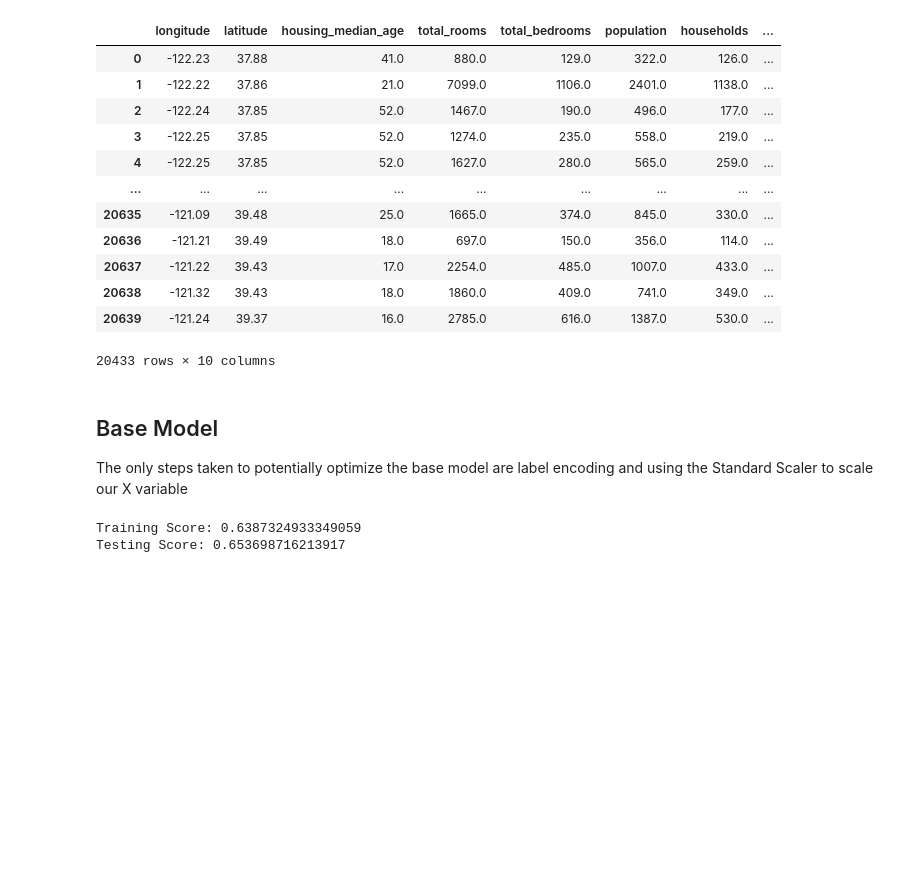
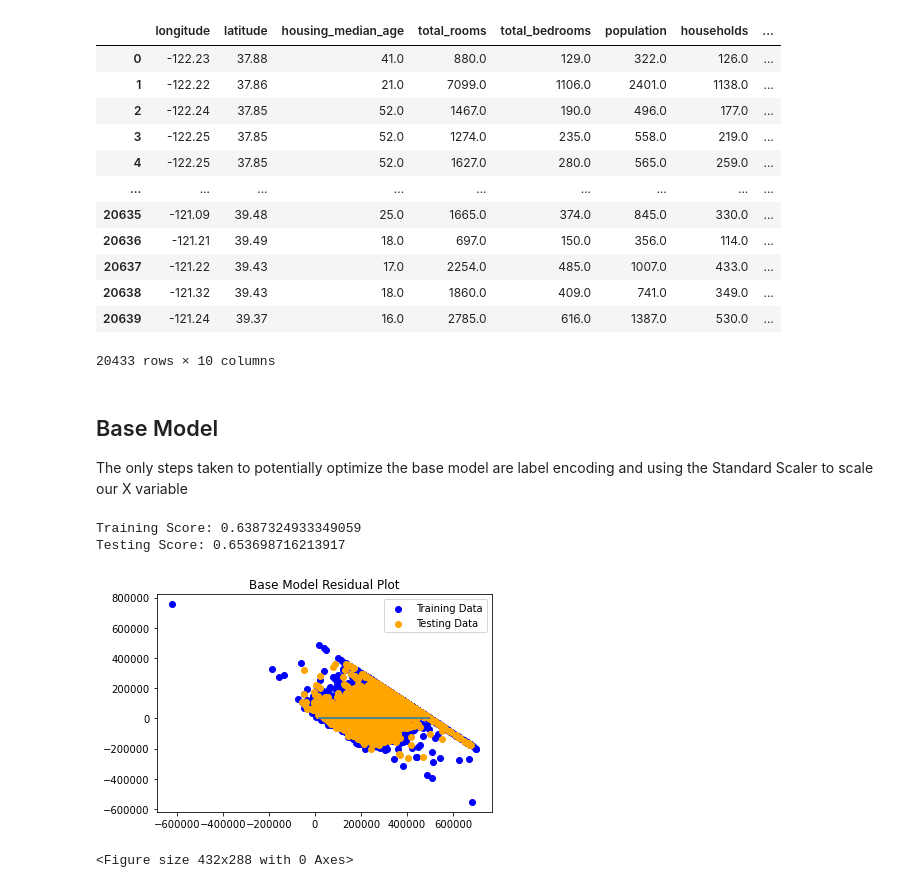
Before and after one commit to ericjbutton/california-housing-ML, a Jupyter notebook: base_model.ipynb, the cells around one changed output. Saved outputs shown, nothing was run; the diff lists cells and outputs as text; code cells hidden in the pictures; blank space fills up the shorter version.

Commit message:
Finalized regression models with Residual Plots, added Random Forest Regression Model

```diff
--- a/base_model.ipynb
+++ b/base_model.ipynb
@@ -123,3 +123,15 @@ print(f"Testing Score: {testing_score}")
 # %% [output]
 Training Score: 0.6387324933349059
 Testing Score: 0.653698716213917
+# %%
+import matplotlib.pyplot as plt
+plt.scatter(model.predict(X_train_scaled), y_train - model.predict(X_train_scaled), c="blue", label="Training Data")
+plt.scatter(model.predict(X_test_scaled), y_test - model.predict(X_test_scaled), c="orange", label="Testing Data")
+plt.legend()
+plt.hlines(y=0, xmin=y.min(), xmax=y.max())
+plt.title("Base Model Residual Plot")
+plt.show()
+plt.savefig("Images/basemodelresidualplot.png")
+# %% [output]
+[figure, added]
+<Figure size 432x288 with 0 Axes>
```
Also changed, not shown: 9 other files.
